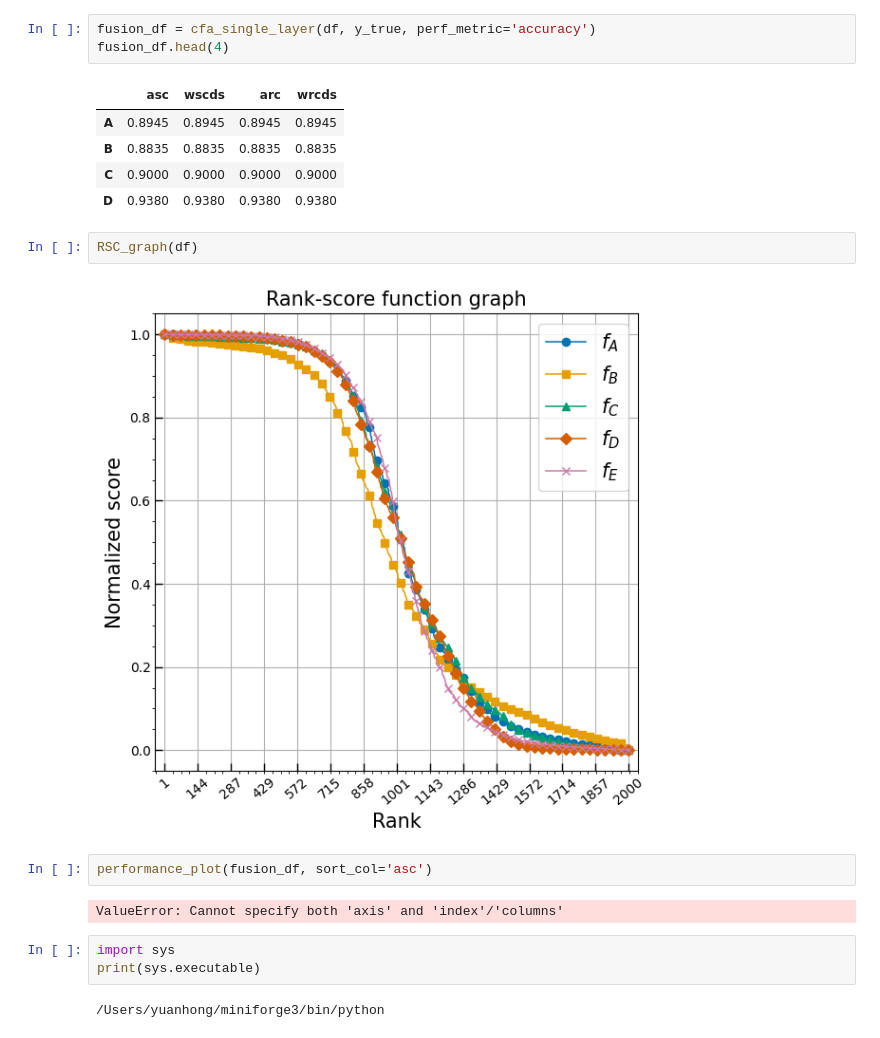
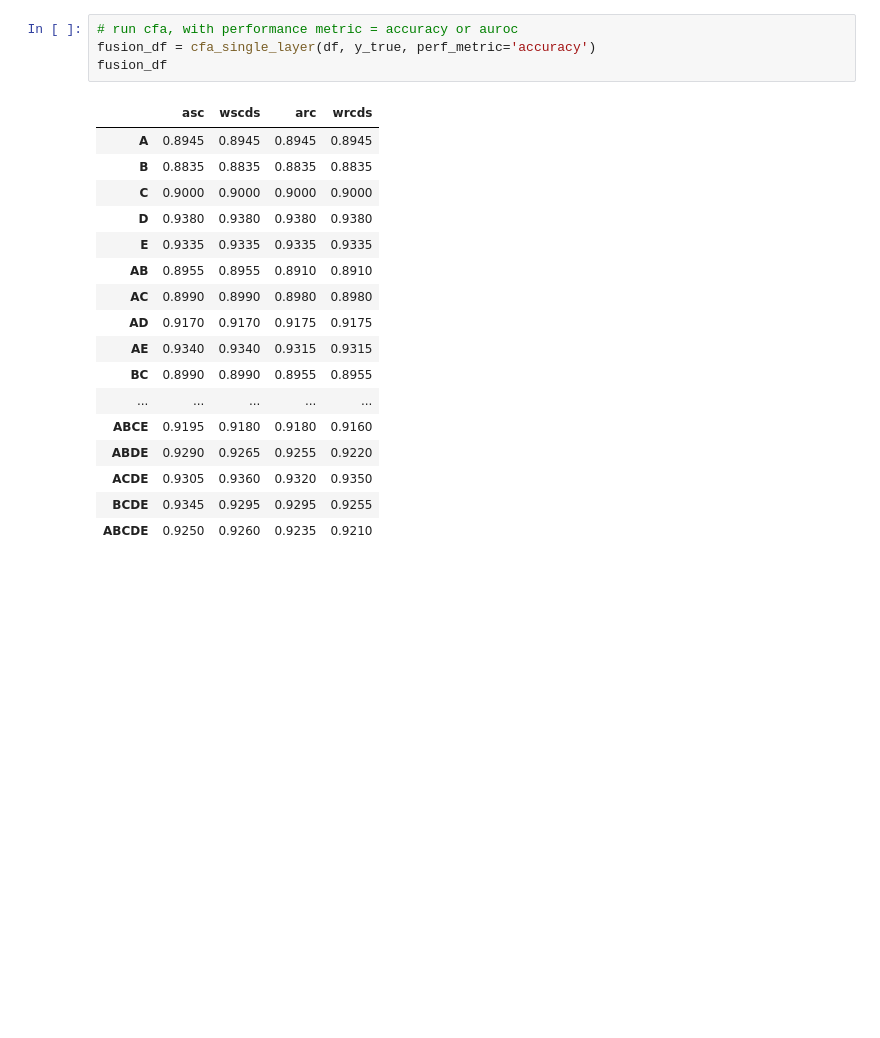
Before and after one commit to ywu60/Combinatorial-Fusion-Analysis, a Jupyter notebook: test_cfa.ipynb, the cells around one changed output. Cells and saved outputs as stored; diff of their text form; blank space fills up the shorter version.

```diff
--- a/test_cfa.ipynb
+++ b/test_cfa.ipynb
@@ -34,22 +27,22 @@ y_true.head(4)
 # %%
+# run cfa, with performance metric = accuracy or auroc
 fusion_df = cfa_single_layer(df, y_true, perf_metric='accuracy')
-fusion_df.head(4)
+fusion_df
 # %% [output]
 |  | asc | wscds | arc | wrcds |
 | A | 0.8945 | 0.8945 | 0.8945 | 0.8945 |
 | B | 0.8835 | 0.8835 | 0.8835 | 0.8835 |
 | C | 0.9000 | 0.9000 | 0.9000 | 0.9000 |
 | D | 0.9380 | 0.9380 | 0.9380 | 0.9380 |
+| E | 0.9335 | 0.9335 | 0.9335 | 0.9335 |
+| AB | 0.8955 | 0.8955 | 0.8910 | 0.8910 |
+| AC | 0.8990 | 0.8990 | 0.8980 | 0.8980 |
+| AD | 0.9170 | 0.9170 | 0.9175 | 0.9175 |
+| AE | 0.9340 | 0.9340 | 0.9315 | 0.9315 |
+| BC | 0.8990 | 0.8990 | 0.8955 | 0.8955 |
+| ... | ... | ... | ... | ... |
+| ABCE | 0.9195 | 0.9180 | 0.9180 | 0.9160 |
+| ABDE | 0.9290 | 0.9265 | 0.9255 | 0.9220 |
+| ACDE | 0.9305 | 0.9360 | 0.9320 | 0.9350 |
+| BCDE | 0.9345 | 0.9295 | 0.9295 | 0.9255 |
+| ABCDE | 0.9250 | 0.9260 | 0.9235 | 0.9210 |
-# %%
-RSC_graph(df)
-# %% [output]
-[figure, removed]
-# %%
-performance_plot(fusion_df, sort_col='asc')
-# %% [output]
-ValueError: Cannot specify both 'axis' and 'index'/'columns'
-# %%
-import sys
-print(sys.executable)
-# %% [output]
-/Users/yuanhong/miniforge3/bin/python
```
Also changed, not shown: parts of 9 cells of this notebook.
